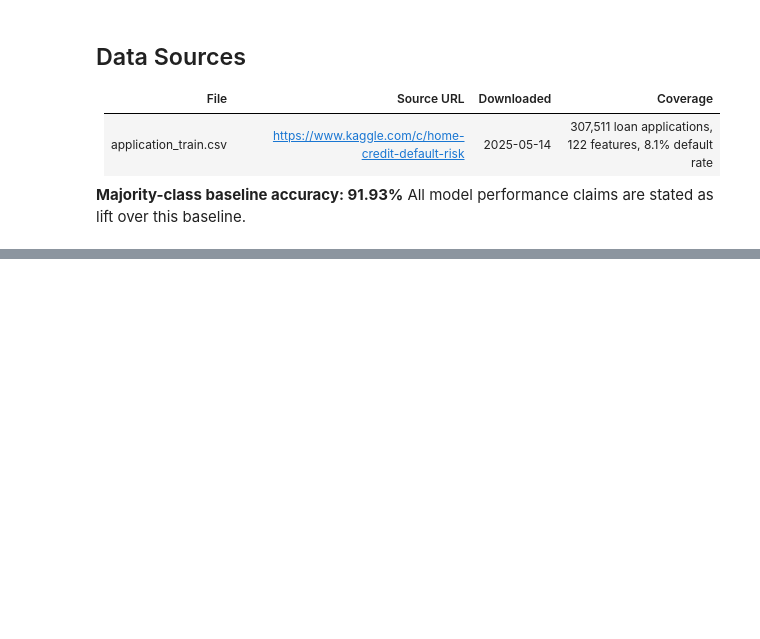
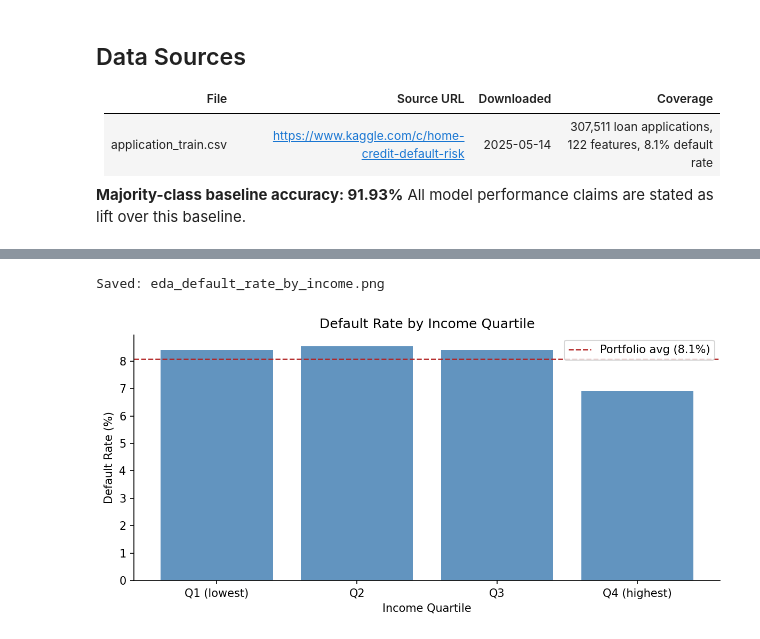
Before and after one commit to imsaichauhan/b1-credit-scoring, a Jupyter notebook: notebooks/main.ipynb, the cells around one changed output, grey strips where cells are left out. Saved outputs shown, nothing was run; the diff lists cells and outputs as text; code cells hidden in the pictures; blank space fills up the shorter version.

```diff
--- a/notebooks/main.ipynb
+++ b/notebooks/main.ipynb
@@ -82,0 +183,26 @@ All model performance claims are stated as lift over this baseline.
+# %%
+subset['INCOME_QUARTILE'] = pd.qcut(subset['AMT_INCOME_TOTAL'],
+                                     q=4,
+                                     labels=['Q1 (lowest)', 'Q2', 'Q3', 'Q4 (highest)'])
+
+income_default = subset.groupby('INCOME_QUARTILE', observed=True)['TARGET'].agg(['mean', 'count'])
+income_default.columns = ['default_rate', 'count']
+
+fig, ax = plt.subplots(figsize=(8, 4))
+ax.bar(range(len(income_default)),
+       income_default['default_rate'] * 100,
+       color='steelblue', alpha=0.85)
+ax.axhline(y=default_rate * 100, color='firebrick',
+           linestyle='--', linewidth=1.2, label=f'Portfolio avg ({default_rate:.1%})')
+ax.set_xticks(range(len(income_default)))
+ax.set_xticklabels(income_default.index)
+ax.set_xlabel('Income Quartile')
+ax.set_ylabel('Default Rate (%)')
+ax.set_title('Default Rate by Income Quartile')
+ax.legend()
+plt.tight_layout()
+savefig('eda_default_rate_by_income.png')
+plt.show()
+# %% [output]
+Saved: eda_default_rate_by_income.png
+[figure, added]
```
Also changed, not shown: parts of 4 cells of this notebook, 3 other files.
